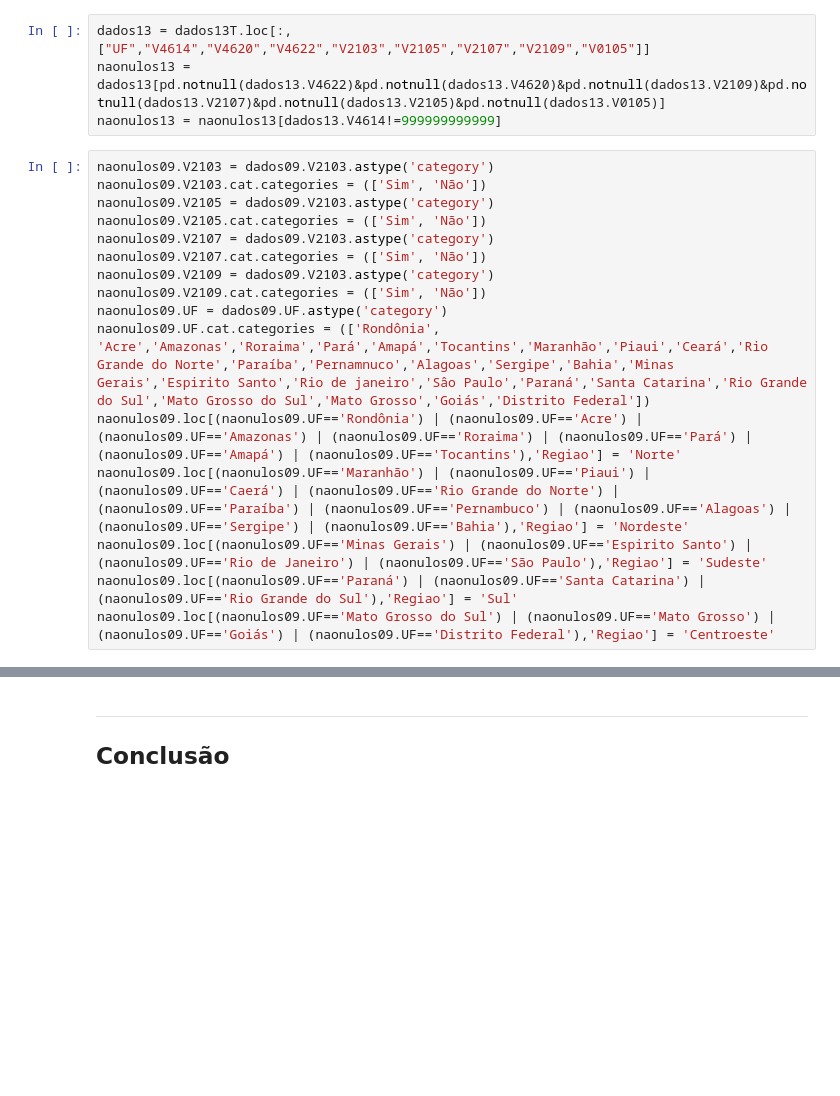
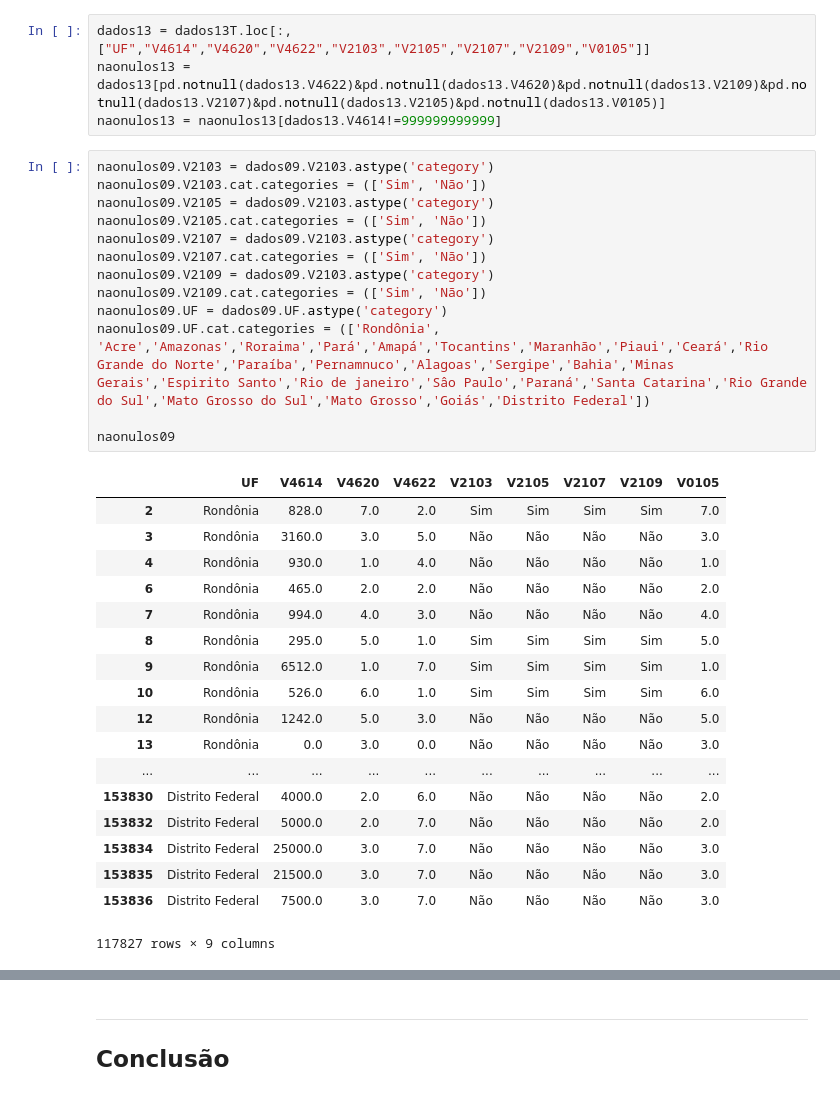
Before and after one commit to manucirne/Projeto1, a Jupyter notebook: Projeto1.ipynb, the cells around one changed output, grey strips where cells are left out. Saved outputs shown, nothing was run; the diff lists cells and outputs as text; blank space fills up the shorter version.

```diff
--- a/Projeto1.ipynb
+++ b/Projeto1.ipynb
@@ -44,19 +66,35 @@ naonulos13 = naonulos13[dados13.V4614!=999999999999]
 # %%
 naonulos09.V2103 = dados09.V2103.astype('category')
 naonulos09.V2103.cat.categories = (['Sim', 'Não'])
 naonulos09.V2105 = dados09.V2103.astype('category')
 naonulos09.V2105.cat.categories = (['Sim', 'Não'])
 naonulos09.V2107 = dados09.V2103.astype('category')
 naonulos09.V2107.cat.categories = (['Sim', 'Não'])
 naonulos09.V2109 = dados09.V2103.astype('category')
 naonulos09.V2109.cat.categories = (['Sim', 'Não'])
 naonulos09.UF = dados09.UF.astype('category')
 naonulos09.UF.cat.categories = (['Rondônia', 'Acre','Amazonas','Roraima','Pará','Amapá','Tocantins','Maranhão','Piaui','Ceará','Rio Grande do Norte','Paraíba','Pernamnuco','Alagoas','Sergipe','Bahia','Minas Gerais','Espirito Santo','Rio de janeiro','Sâo Paulo','Paraná','Santa Catarina','Rio Grande do Sul','Mato Grosso do Sul','Mato Grosso','Goiás','Distrito Federal'])
-naonulos09.loc[(naonulos09.UF=='Rondônia') | (naonulos09.UF=='Acre') | (naonulos09.UF=='Amazonas') | (naonulos09.UF=='Roraima') | (naonulos09.UF=='Pará') | (naonulos09.UF=='Amapá') | (naonulos09.UF=='Tocantins'),'Regiao'] = 'Norte'
-naonulos09.loc[(naonulos09.UF=='Maranhão') | (naonulos09.UF=='Piaui') | (naonulos09.UF=='Caerá') | (naonulos09.UF=='Rio Grande do Norte') | (naonulos09.UF=='Paraíba') | (naonulos09.UF=='Pernambuco') | (naonulos09.UF=='Alagoas') | (naonulos09.UF=='Sergipe') | (naonulos09.UF=='Bahia'),'Regiao'] = 'Nordeste'
-naonulos09.loc[(naonulos09.UF=='Minas Gerais') | (naonulos09.UF=='Espirito Santo') | (naonulos09.UF=='Rio de Janeiro') | (naonulos09.UF=='São Paulo'),'Regiao'] = 'Sudeste'
-naonulos09.loc[(naonulos09.UF=='Paraná') | (naonulos09.UF=='Santa Catarina') | (naonulos09.UF=='Rio Grande do Sul'),'Regiao'] = 'Sul'
-naonulos09.loc[(naonulos09.UF=='Mato Grosso do Sul') | (naonulos09.UF=='Mato Grosso') | (naonulos09.UF=='Goiás') | (naonulos09.UF=='Distrito Federal'),'Regiao'] = 'Centroeste'
+
+naonulos09
+# %% [output]
+|  | UF | V4614 | V4620 | V4622 | V2103 | V2105 | V2107 | V2109 | V0105 |
+| 2 | Rondônia | 828.0 | 7.0 | 2.0 | Sim | Sim | Sim | Sim | 7.0 |
+| 3 | Rondônia | 3160.0 | 3.0 | 5.0 | Não | Não | Não | Não | 3.0 |
+| 4 | Rondônia | 930.0 | 1.0 | 4.0 | Não | Não | Não | Não | 1.0 |
+| 6 | Rondônia | 465.0 | 2.0 | 2.0 | Não | Não | Não | Não | 2.0 |
+| 7 | Rondônia | 994.0 | 4.0 | 3.0 | Não | Não | Não | Não | 4.0 |
+| 8 | Rondônia | 295.0 | 5.0 | 1.0 | Sim | Sim | Sim | Sim | 5.0 |
+| 9 | Rondônia | 6512.0 | 1.0 | 7.0 | Sim | Sim | Sim | Sim | 1.0 |
+| 10 | Rondônia | 526.0 | 6.0 | 1.0 | Sim | Sim | Sim | Sim | 6.0 |
+| 12 | Rondônia | 1242.0 | 5.0 | 3.0 | Não | Não | Não | Não | 5.0 |
+| 13 | Rondônia | 0.0 | 3.0 | 0.0 | Não | Não | Não | Não | 3.0 |
+| ... | ... | ... | ... | ... | ... | ... | ... | ... | ... |
+| 153830 | Distrito Federal | 4000.0 | 2.0 | 6.0 | Não | Não | Não | Não | 2.0 |
+| 153832 | Distrito Federal | 5000.0 | 2.0 | 7.0 | Não | Não | Não | Não | 2.0 |
+| 153834 | Distrito Federal | 25000.0 | 3.0 | 7.0 | Não | Não | Não | Não | 3.0 |
+| 153835 | Distrito Federal | 21500.0 | 3.0 | 7.0 | Não | Não | Não | Não | 3.0 |
+| 153836 | Distrito Federal | 7500.0 | 3.0 | 7.0 | Não | Não | Não | Não | 3.0 |
+117827 rows × 9 columns
 # %%
 naonulos13.V2103 = dados13.V2103.astype('category')
 naonulos13.V2103.cat.categories = (['Sim', 'Não'])
```
Also changed, not shown: parts of 19 cells of this notebook.
